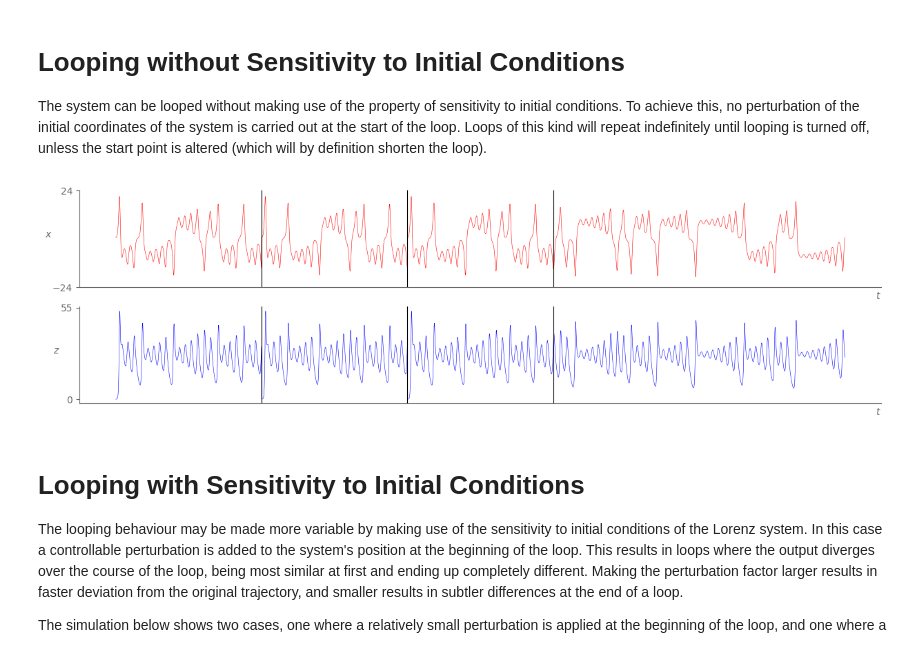
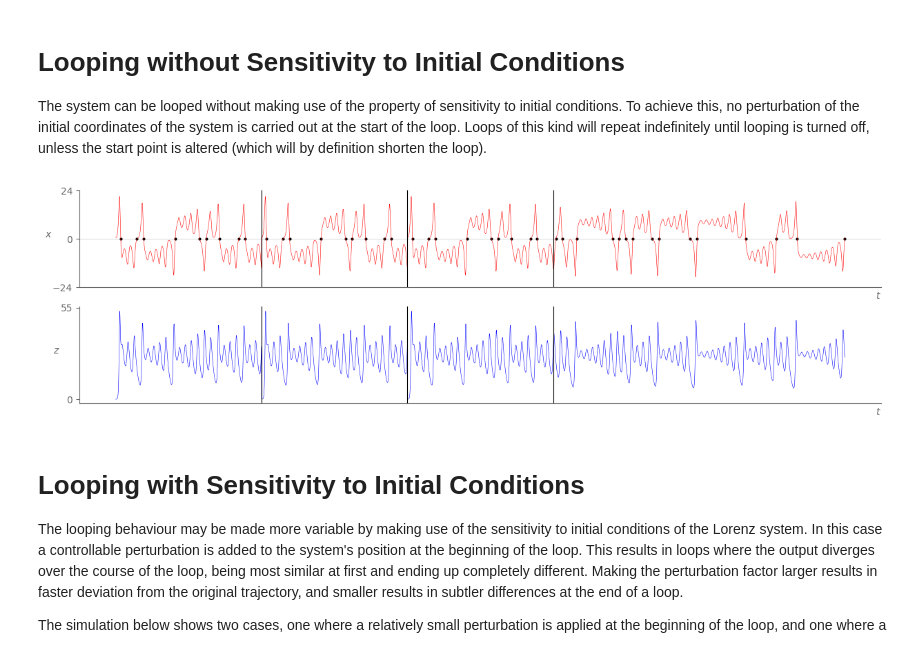
Before and after one commit to MJLMills/mtmws_od, a Jupyter notebook: notebooks/lorenz_model.ipynb, the cells around one changed output. Saved outputs shown, nothing was run; the diff lists cells and outputs as text; code cells hidden in the pictures.

```diff
--- a/notebooks/lorenz_model.ipynb
+++ b/notebooks/lorenz_model.ipynb
@@ -276,9 +276,13 @@ fixed_point_b_z = fixed_point_a_z
 xyz_values = np.empty(shape=(N, 3))
 xyz_values[0, :] = lorenz_system._coordinates
 
+crossing_times = []
+
 for i in range(1, N):
     lorenz_system.take_step()
     xyz_values[i, :] = lorenz_system._coordinates
+    if lorenz_system._crossed_zero:
+        crossing_times.append(i)
 
 fig, axes = plt.subplots(1, 3, sharex=False)
 
@@ -331,21 +335,29 @@ plt.savefig(r'../docs/graphics/lorenz_attractor.png', bbox_inches='tight', trans
 [figure]
 # %%
 stop = 10000
+filtered_crossing_times = [time for time in crossing_times if time < stop]
 
 fig, axes = plt.subplots(3, 1, sharex=True)
+
+axes[0].axhline(0, color="lightgray", lw=0.4)
+axes[0].plot(filtered_crossing_times,
+             [0] * len(filtered_crossing_times),
+             linestyle="",
+             marker="o",
+             color="black",
+             markersize=3)
+
+axes[0].plot(xyz_values[0:stop:, 0], lw=0.4, c="red")
+axes[0].set_yticks([x_min, 0, x_max])
+axes[0].set_ylabel(r'$x$', loc='center', color=axis_color, rotation=0)
 
 axes[2].plot(xyz_values[0:stop, 2], lw=0.4, c="blue")
 axes[2].set_yticks([z_min, z_max])
 axes[2].set_ylabel(r'$z$', loc='center', color=axis_color, rotation=0)
 
-
 axes[1].plot(xyz_values[0:stop:, 1], lw=0.4, c="green")
-axes[1].set_yticks([y_min, y_max])
+axes[1].set_yticks([y_min, 0, y_max])
 axes[1].set_ylabel(r'$y$', loc='center', color=axis_color, rotation=0)
-
-axes[0].plot(xyz_values[0:stop:, 0], lw=0.4, c="red")
-axes[0].set_yticks([x_min, x_max])
-axes[0].set_ylabel(r'$x$', loc='center', color=axis_color, rotation=0)
 
 axes[0].set_xticks([])
 
@@ -379,50 +391,67 @@ looper = Looper(models=[lorenz_system])
 xyz_values = np.empty(shape=(N, 3))
 xyz_values[0, :] = lorenz_system._coordinates
 
+crossing_times = []
 for i in range(0, 2000):
     xyz_values[i, :] = lorenz_system._coordinates
     looper.take_step()
+    if lorenz_system._crossed_zero:
+        crossing_times.append(i)
 
 looper.start_looping()
 for i in range(2000, 6000):
     xyz_values[i, :] = lorenz_system._coordinates
     looper.take_step()
+    if lorenz_system._crossed_zero:
+        crossing_times.append(i)
 
 looper.stop_looping()
 for i in range(6000, N):
     xyz_values[i, :] = lorenz_system._coordinates
     looper.take_step()
+    if lorenz_system._crossed_zero:
+        crossing_times.append(i)
 # %%
 stop = 10000
+filtered_crossing_times = [time for time in crossing_times if time < stop]
 
 fig, axes = plt.subplots(2, 1, sharex=True)
 
+axes[0].axhline(0, color="lightgray", lw=0.6)
+
+axes[0].plot(filtered_crossing_times,
+             [0] * len(filtered_crossing_times),
+             linestyle="",
+             marker="o",
+             color="black",
+             markersize=2)
+
 axes[0].plot(xyz_values[0:stop:, 0], lw=0.4, c="red")
-axes[0].set_yticks([x_min, x_max])
+axes[0].set_yticks([x_min, 0, x_max])
 axes[0].set_ylabel(r'$x$', loc='center', color=axis_color, rotation=0)
 
 axes[1].plot(xyz_values[0:stop, 2], lw=0.4, c="blue")
 axes[1].set_yticks([z_min, z_max])
 axes[1].set_ylabel(r'$z$', loc='center', color=axis_color, rotation=0)
 
 axes[0].set_xticks([])
 
 for i in range(2):
     axes[i].spines[['right', 'top']].set_visible(False)
     axes[i].spines[['left', 'bottom']].set_color(axis_color)
     axes[i].tick_params(axis='x', colors=axis_color)
     axes[i].tick_params(axis='y', colors=axis_color)
     axes[i].set_xlabel(r'$t$', loc='right', color=axis_color)
 
 for i in range(2):
     axes[i].axvline(2000, color="black", lw=0.8, linestyle="-")
     axes[i].axvline(4000, color="black", lw=0.8, linestyle="-")
     axes[i].axvline(6000, color="black", lw=0.8, linestyle="-")
 
 fig.set_size_inches(15, 4)
 plt.savefig(r'../docs/graphics/looping_voltages.png', bbox_inches='tight', transparent=True)
 # %% [output]
-[figure, old version]
+[figure, new version]
 # %% [markdown]
 # Looping with Sensitivity to Initial Conditions
 
```
Also changed, not shown: parts of 5 cells of this notebook.
